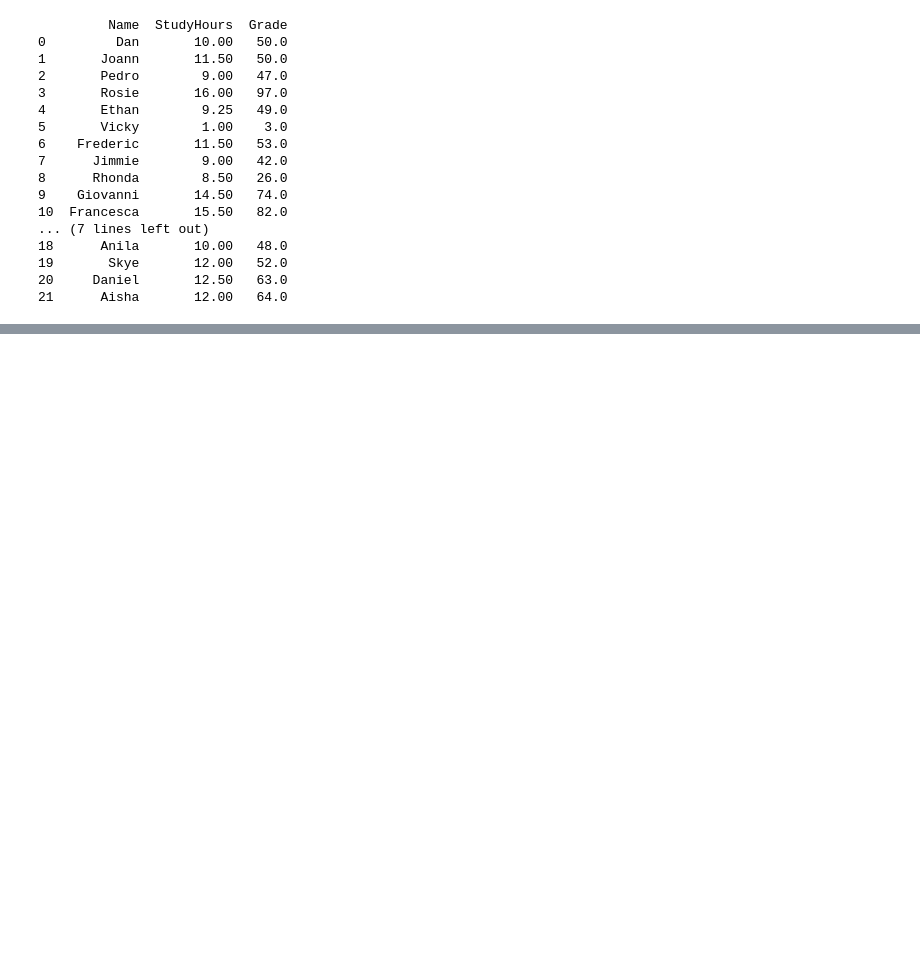
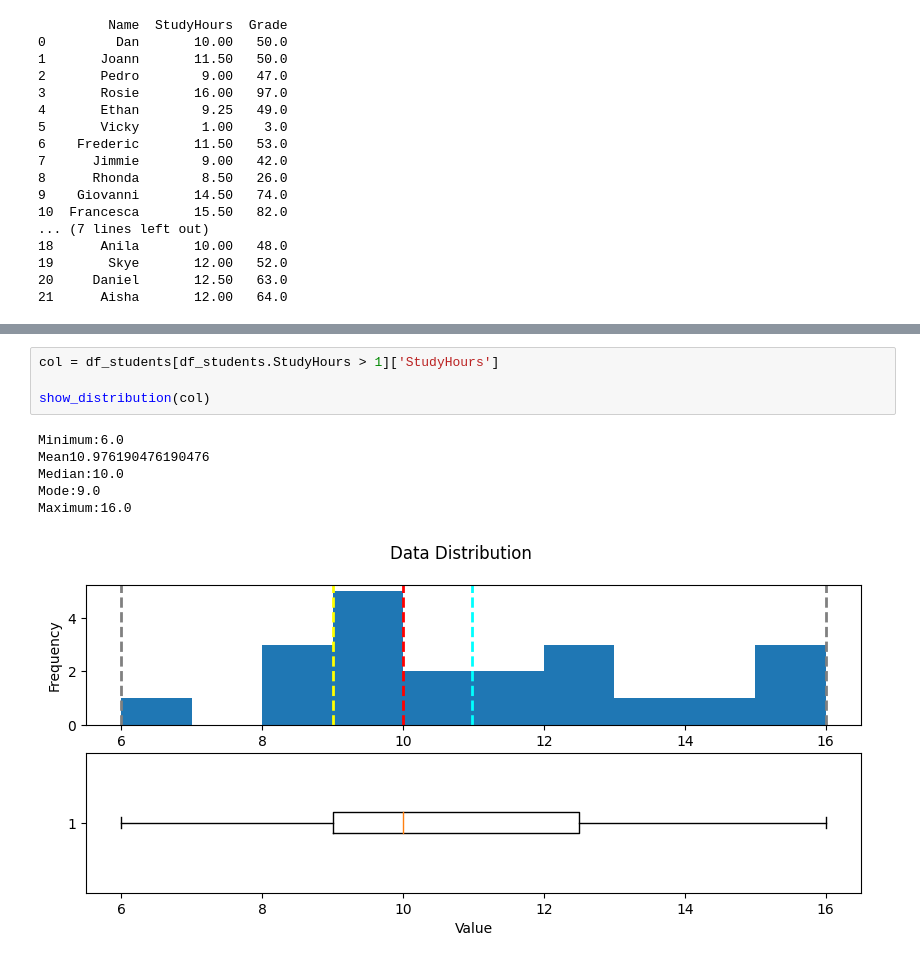
Before and after one commit to mrcdevv/DataCamp-courses, a Jupyter notebook: NumPy-Pandas-basics/main.ipynb, the cells around one changed output, grey strips where cells are left out. Drawn from its saved outputs; the diff is of its cells as text; blank space fills up the shorter version.

```diff
--- a/NumPy-Pandas-basics/main.ipynb
+++ b/NumPy-Pandas-basics/main.ipynb
@@ -98,0 +554,11 @@ print(df_students)
+# %%
+col = df_students[df_students.StudyHours > 1]['StudyHours']
+
+show_distribution(col)
+# %% [output]
+Minimum:6.0
+Mean10.976190476190476
+Median:10.0
+Mode:9.0
+Maximum:16.0
+[figure, added]
```
Also changed, not shown: parts of 58 cells of this notebook.
